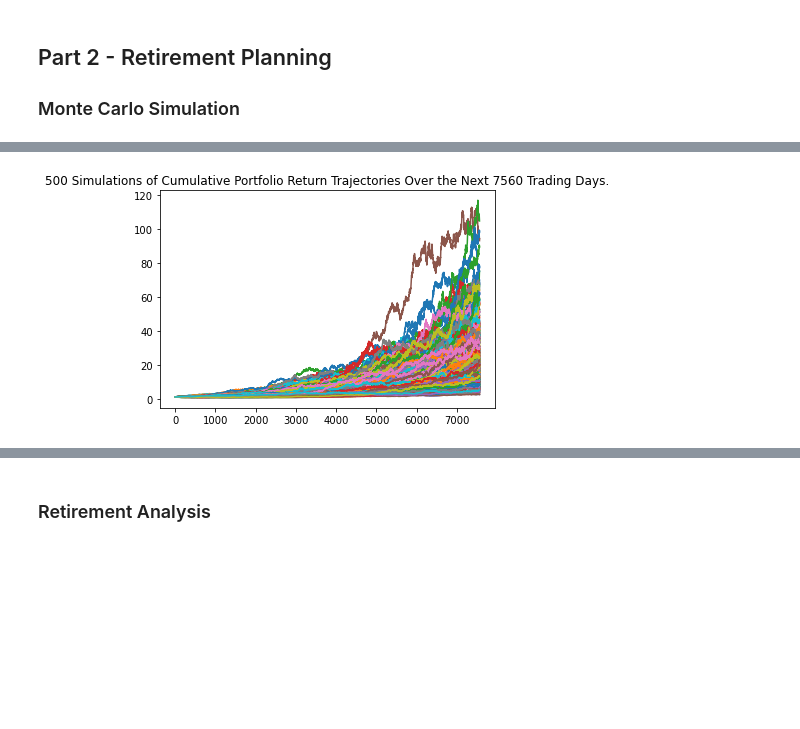
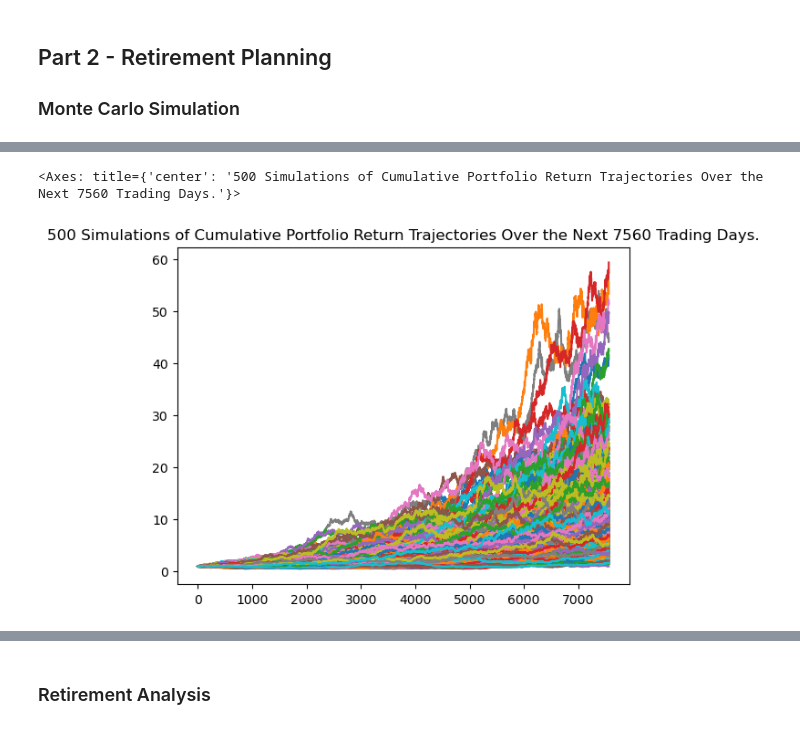
Before and after one commit to objectmikael/Columbia-University-Fintech-2023, a Jupyter notebook: Module 5/Weekly Challenge - Financial Planner/financial-planner.ipynb, the cells around one changed output, grey strips where cells are left out. Cells and saved outputs as stored; diff of their text form; code cells hidden in the pictures; blank space fills up the shorter version.

```diff
--- a/Module 5/Weekly Challenge - Financial Planner/financial-planner.ipynb
+++ b/Module 5/Weekly Challenge - Financial Planner/financial-planner.ipynb
@@ -186,7 +191,7 @@ Congratulations on your savings. You are $69546.98 above your target.
 
 ### Monte Carlo Simulation
 # %%
-# Set start and end dates of five years back from today.
+# Set start and end dates of five years back from today and convert to iso format
 # Sample results may vary from the solution based on the time frame chosen
-start_date = pd.Timestamp('2016-05-01', tz='America/New_York').isoformat()
-end_date = pd.Timestamp('2021-05-01', tz='America/New_York').isoformat()
+start_date = pd.Timestamp('2019-01-25', tz='America/New_York').isoformat()
+end_date = pd.Timestamp('2024-01-25', tz='America/New_York').isoformat()
@@ -208,0 +198,21 @@ NameError: name 'df_stock_data' is not defined
+# %%
+# Get 5 years' worth of historical data for SPY and AGG using get_bars() function and transform to a Dataframe
+df_stock_data = alpaca.get_bars(
+    tickers,
+    timeframe,
+    start = start_date,
+    end= end_date
+).df
+
+# Reorganize the DataFrame
+# Separate ticker data and drop the symbol column
+SPY = df_stock_data[df_stock_data['symbol'] == 'SPY'].drop('symbol', axis=1)
+AGG = df_stock_data[df_stock_data['symbol'] == 'AGG'].drop('symbol', axis=1)
+
+
+# Concatenate the ticker DataFrames and set a new index to identify each dataframe respecitively
+df_stock_data = pd.concat([SPY, AGG], axis=1, keys=['SPY', 'AGG'])
+
+
+# Display sample data
+df_stock_data.head()
@@ -208,0 +228,9 @@ NameError: name 'df_stock_data' is not defined
+# %%
+# Configuring a Monte Carlo simulation to forecast 30 years cumulative returns
+# using the MCSimulation class use the data for SPY and AGG to run 500 simulations over thirty years with a distribution of SPY = 60% and AGG = 40%
+MC_retirement = MCSimulation(
+    portfolio_data = df_stock_data,
+    weights = [.6, .4],
+    num_simulation = 500,
+    num_trading_days = 252*30
+)
@@ -258,7 +276,8 @@ Running Monte Carlo simulation number 490.
 # %%
 # Plot simulation outcomes
-# YOUR CODE HERE!
+MC_retirement.plot_simulation()
 # %% [output]
+<Axes: title={'center': '500 Simulations of Cumulative Portfolio Return Trajectories Over the Next 7560 Trading Days.'}>
-[figure, old version]
+[figure, new version]
 # %%
 # Plot probability distribution and confidence intervals
```
Also changed, not shown: parts of 32 cells of this notebook, 3 other files.
